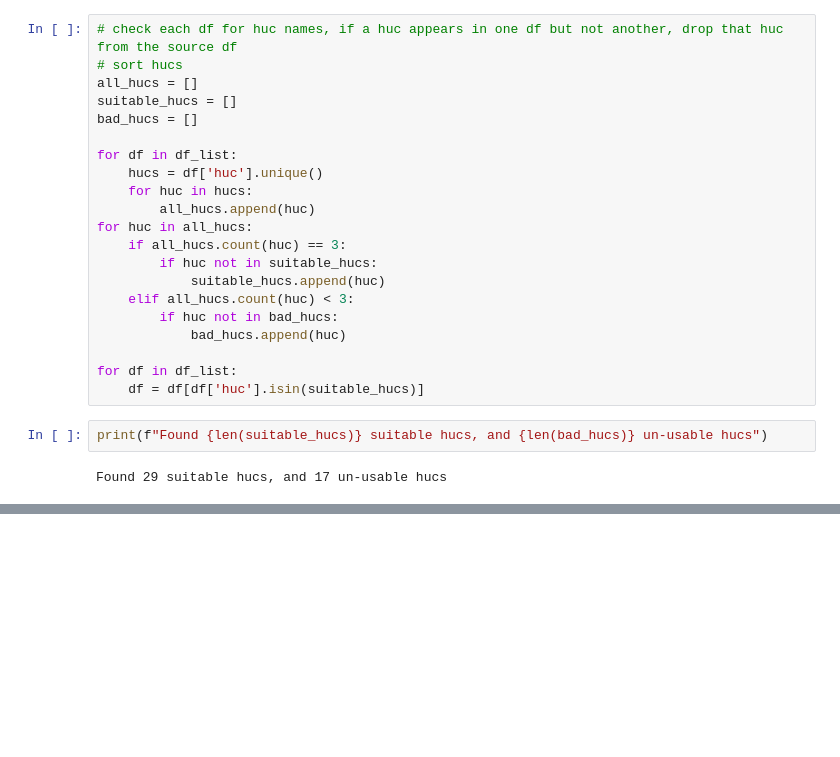
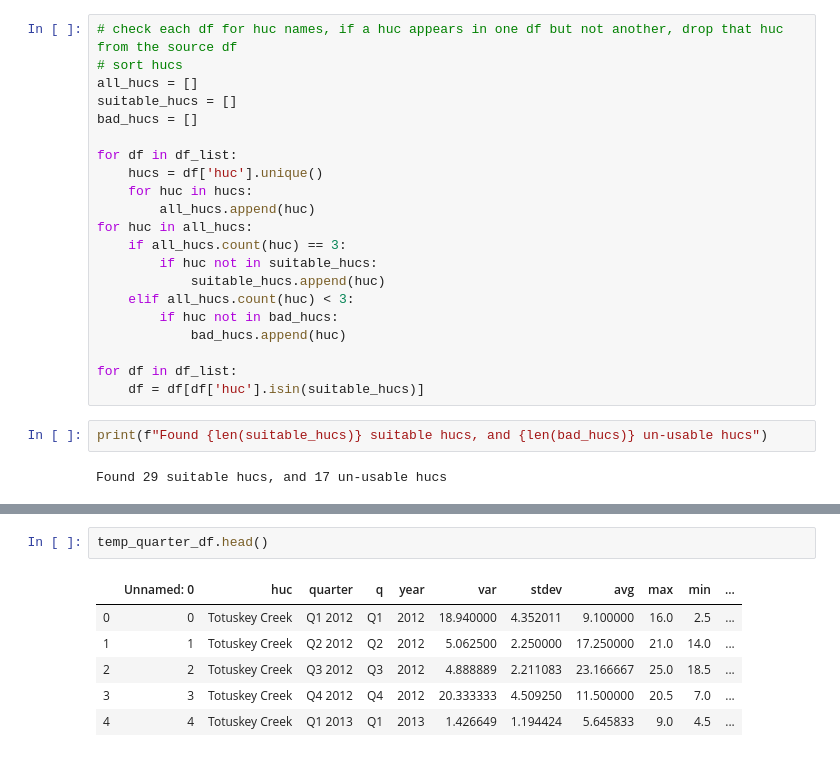
Before and after one commit to Davidtaboh/Hack-the-Bay, a Jupyter notebook: Final_Analytics.ipynb, the cells around one changed output, grey strips where cells are left out. Saved outputs shown, nothing was run; the diff lists cells and outputs as text; blank space fills up the shorter version.

```diff
--- a/Final_Analytics.ipynb
+++ b/Final_Analytics.ipynb
@@ -147,0 +165,9 @@ result_list[2]
+# %%
+temp_quarter_df.head()
+# %% [output]
+|  | Unnamed: 0 | huc | quarter | q | year | var | stdev | avg | max | min | ... |
+| 0 | 0 | Totuskey Creek | Q1 2012 | Q1 | 2012 | 18.940000 | 4.352011 | 9.100000 | 16.0 | 2.5 | ... |
+| 1 | 1 | Totuskey Creek | Q2 2012 | Q2 | 2012 | 5.062500 | 2.250000 | 17.250000 | 21.0 | 14.0 | ... |
+| 2 | 2 | Totuskey Creek | Q3 2012 | Q3 | 2012 | 4.888889 | 2.211083 | 23.166667 | 25.0 | 18.5 | ... |
+| 3 | 3 | Totuskey Creek | Q4 2012 | Q4 | 2012 | 20.333333 | 4.509250 | 11.500000 | 20.5 | 7.0 | ... |
+| 4 | 4 | Totuskey Creek | Q1 2013 | Q1 | 2013 | 1.426649 | 1.194424 | 5.645833 | 9.0 | 4.5 | ... |
```
Also changed, not shown: parts of 7 cells of this notebook.
